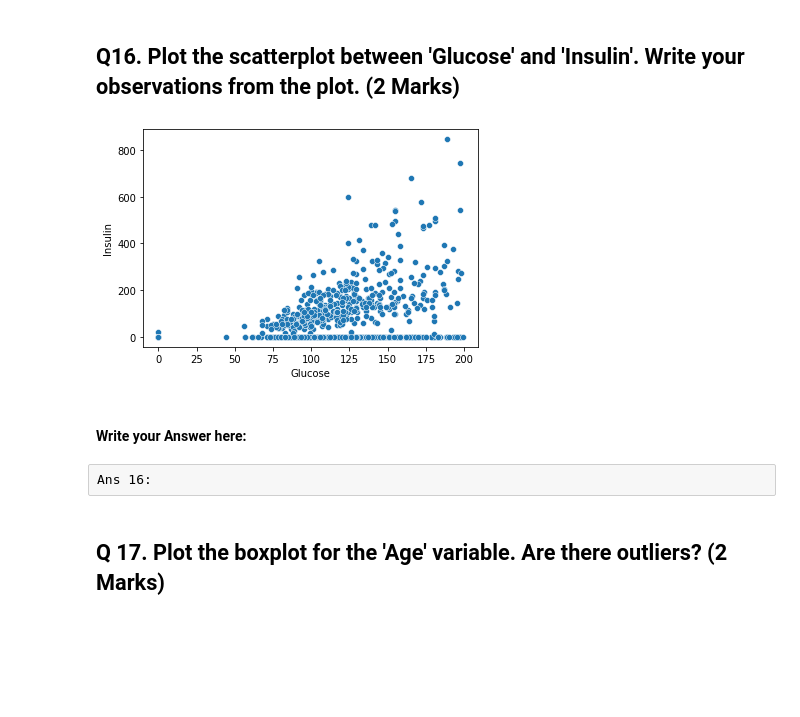
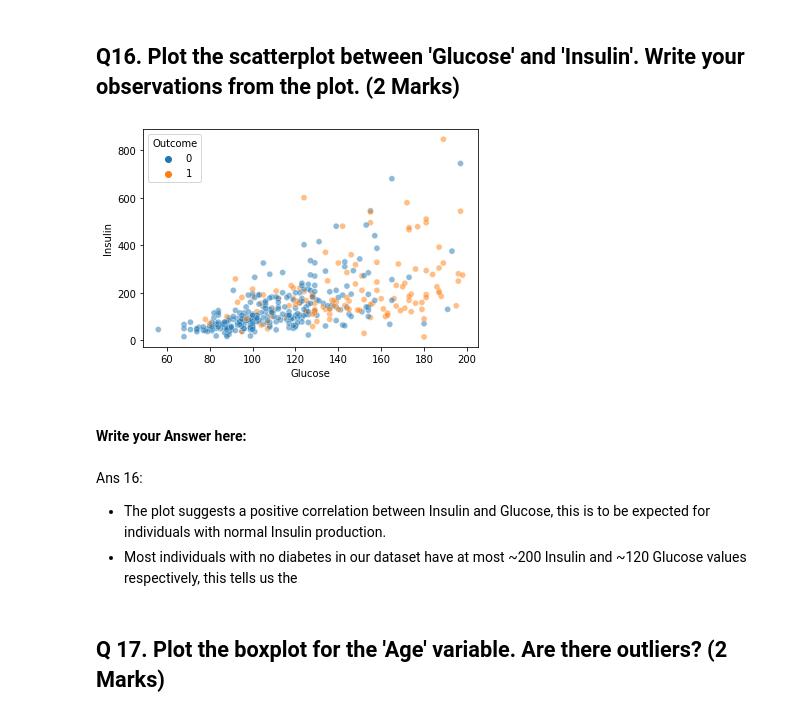
Before and after one commit to AlexHamn/pima-diabetes-analysis, a Jupyter notebook: diabetesAnalysis.ipynb, the cells around one changed output. Cells and saved outputs as stored; diff of their text form; code cells hidden in the pictures; blank space fills up the shorter version.

```diff
--- a/diabetesAnalysis.ipynb
+++ b/diabetesAnalysis.ipynb
@@ -208,0 +209,7 @@ Ans 8:
+# %%
+pima['Glucose'].replace(0, np.nan, inplace=True)
+pima['BloodPressure'].replace(0, np.nan, inplace=True)
+pima['SkinThickness'].replace(0, np.nan, inplace=True)
+pima['Insulin'].replace(0, np.nan, inplace=True)
+pima['BMI'].replace(0, np.nan, inplace=True)
+pima
@@ -368,14 +409,16 @@ Ans 15:
 # %%
 #remove _____ & write the appropriate function name
 
-sns.scatterplot(x='Glucose',y='Insulin',data=pima)
+sns.scatterplot(x='Glucose',y='Insulin',data=pima[pima['Glucose']!=0], hue='Outcome', alpha=0.5)
 plt.show()
 # %% [output]
-[figure, old version]
+[figure, new version]
 # %% [markdown]
 #### Write your Answer here:
-# %% [raw]
-Ans 16:
+# %% [markdown]
+Ans 16:
+- The plot suggests a positive correlation between Insulin and Glucose, this is to be expected for individuals with normal Insulin production.
+- Most individuals with no diabetes in our dataset have at most ~200 Insulin and ~120 Glucose values respectively, this tells us the
 # %% [markdown]
 ## Q 17. Plot the boxplot for the 'Age' variable. Are there outliers? (2 Marks)
 # %%
```
Also changed, not shown: parts of 12 cells of this notebook.
